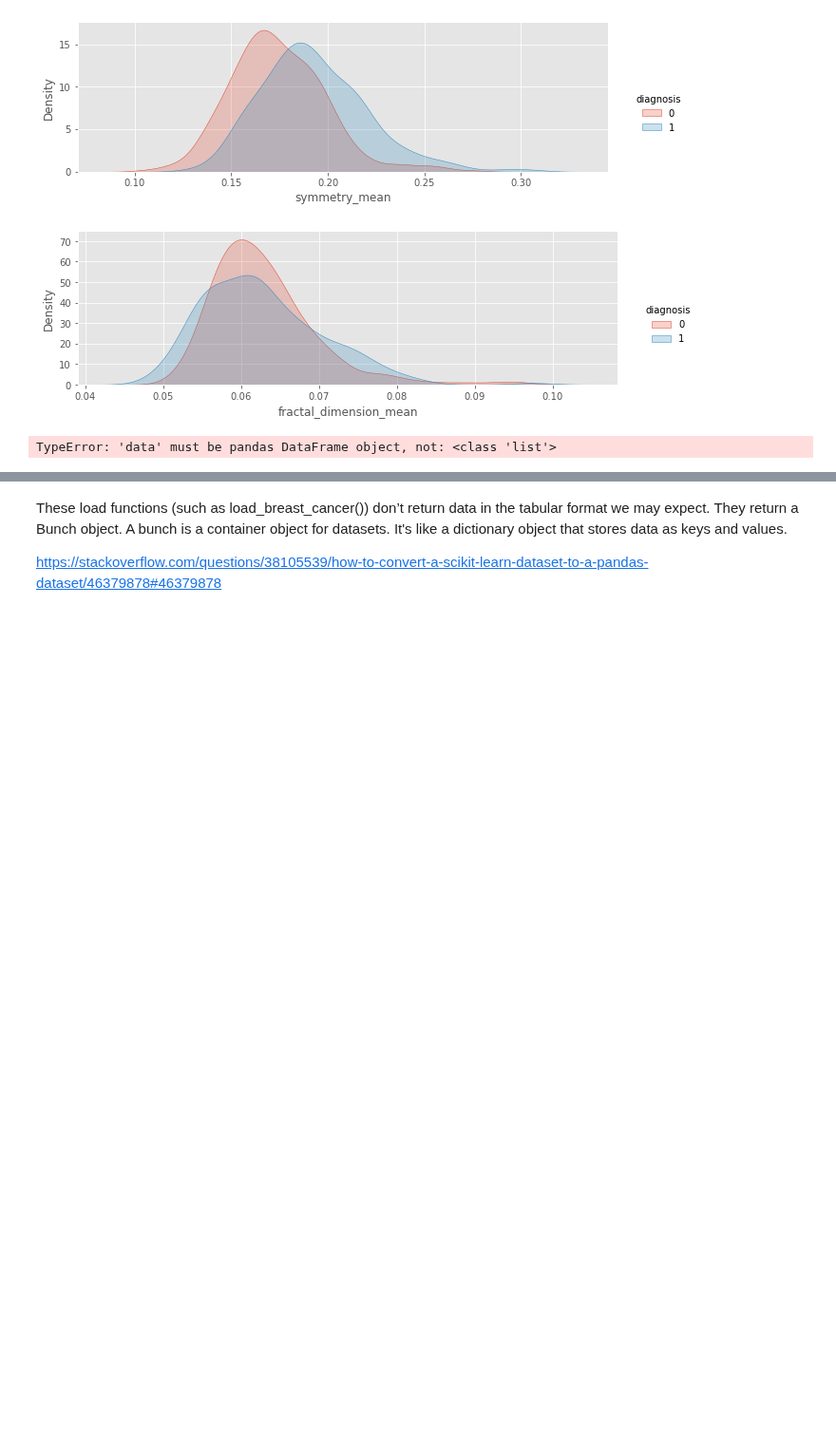
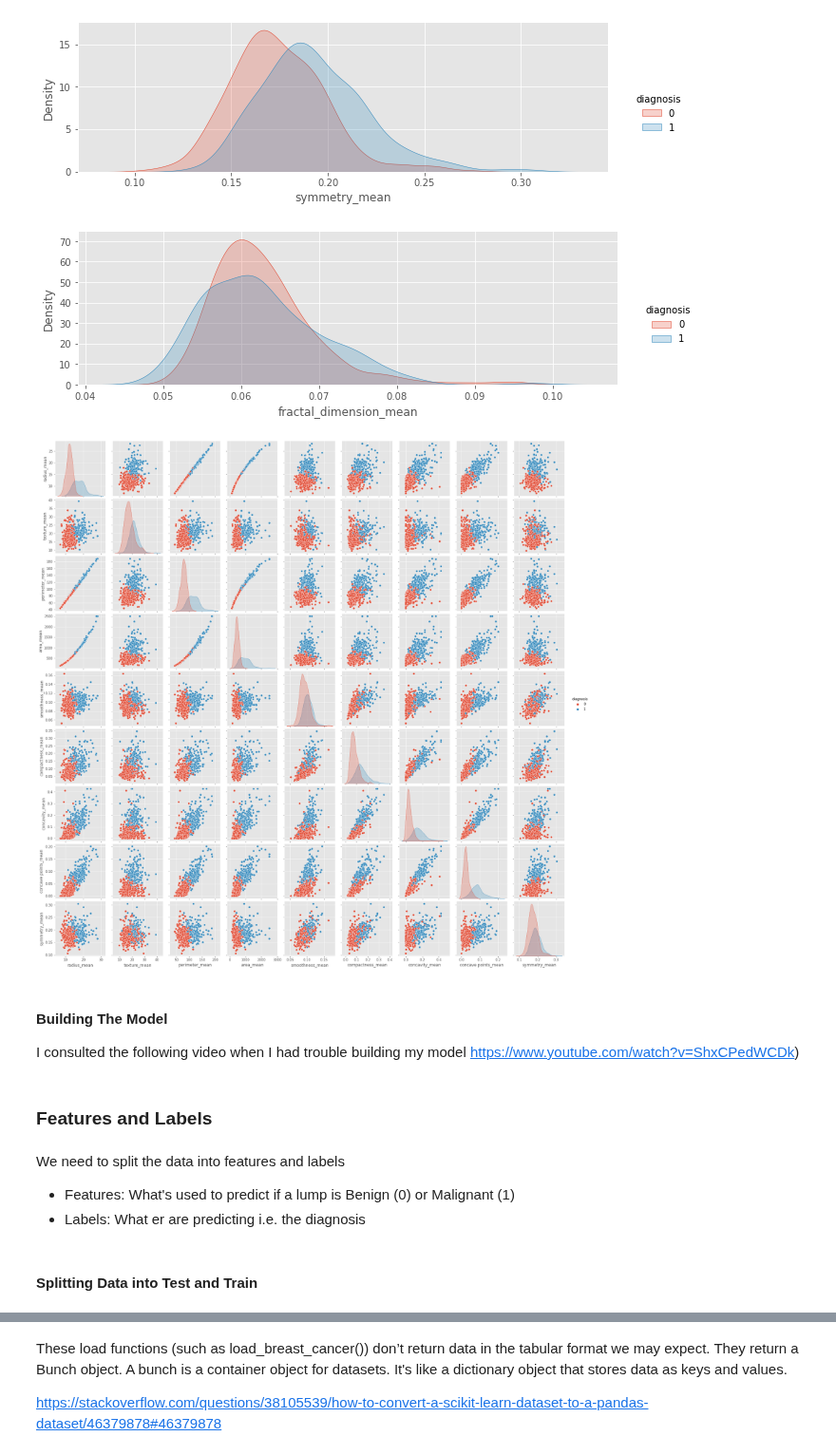
Before and after one commit to kmcd14/MLandStats-assessment, a Jupyter notebook: scikit-learn.ipynb, the cells around one changed output, grey strips where cells are left out. Shown at 95% size. Saved outputs shown, nothing was run; the diff lists cells and outputs as text; code cells hidden in the pictures; blank space fills up the shorter version.

Commit message:
splitting and training data, applying the KNN algorithm

```diff
--- a/scikit-learn.ipynb
+++ b/scikit-learn.ipynb
@@ -465,8 +460,22 @@ for i in range(len(mean_columns)):
 [figure]
 # %%
 # Selecting features
+cols = ['radius_mean', 'texture_mean', 'perimeter_mean',
+       'area_mean', 'smoothness_mean', 'compactness_mean', 'concavity_mean',
+       'concave points_mean', 'symmetry_mean','diagnosis']
 
 # Generating a pairplot to see relationship between individual features and diagnosis
-sns_plot = sns.pairplot(data=mean_columns,hue='diagnosis')
+sns_plot = sns.pairplot(data=df[cols],hue='diagnosis')
 # %% [output]
-TypeError: 'data' must be pandas DataFrame object, not: <class 'list'>
+[figure, added]
+# %% [markdown]
+#### Building The Model
+
+I consulted the following video when I had trouble building my model https://www.youtube.com/watch?v=ShxCPedWCDk)
+# %% [markdown]
+### Features and Labels
+# %% [markdown]
+We need to split the data into features and labels
+
+- Features: What's used to predict if a lump is  Benign (0) or Malignant (1)
+- Labels: What er are predicting i.e. the diagnosis
@@ -472,0 +488,2 @@ TypeError: 'data' must be pandas DataFrame object, not: <class 'list'>
+# %% [markdown]
+#### Splitting Data into Test and Train
```
Also changed, not shown: parts of 37 cells of this notebook.
